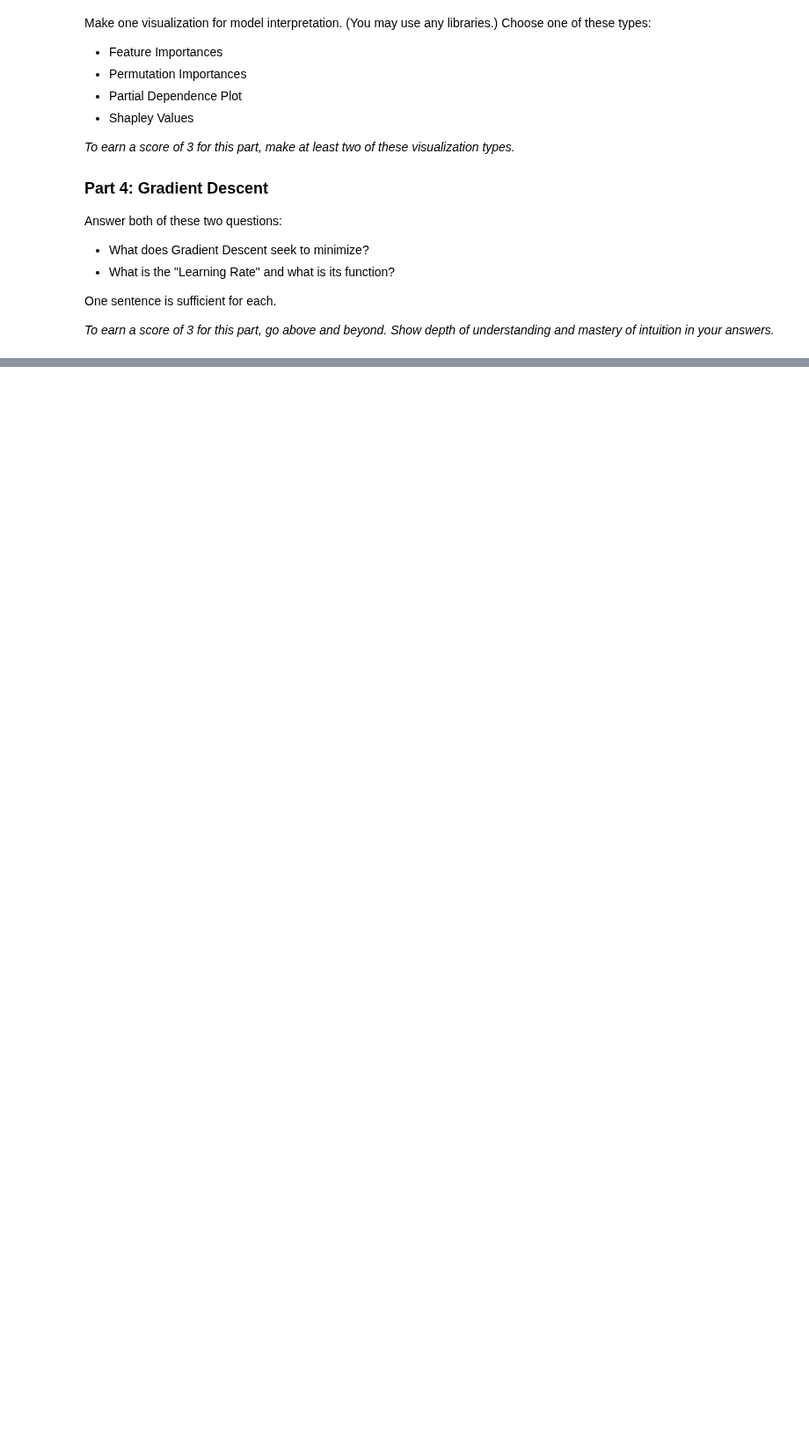
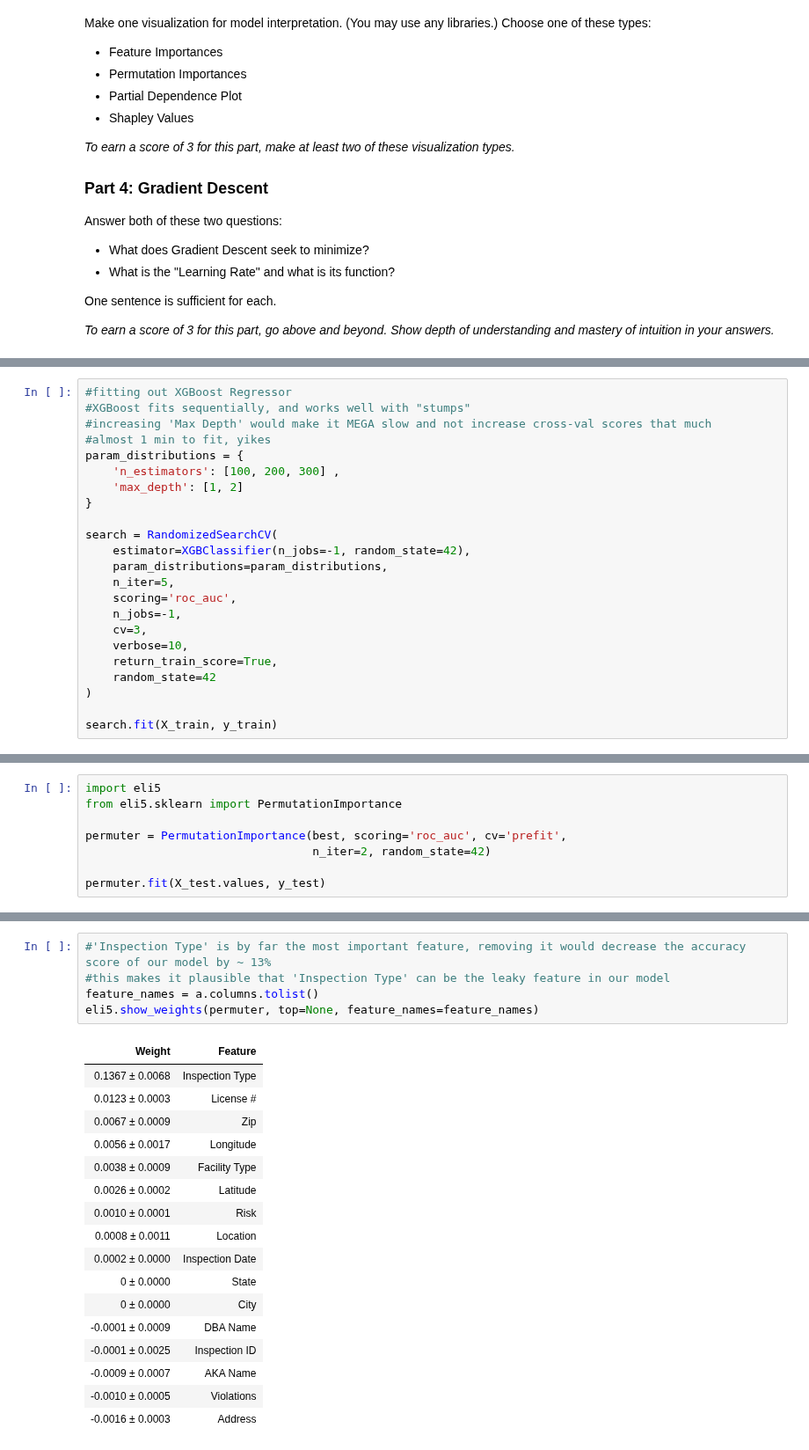
Before and after one commit to LambdaSchool/DS-Unit-2-Sprint-4-Practicing-Understanding, a Jupyter notebook: DS_Unit_2_Sprint_Challenge_4_Practicing_Understanding.ipynb, the cells around one changed output, grey strips where cells are left out. Shown at 88% size. Saved outputs shown, nothing was run; the diff lists cells and outputs as text; blank space fills up the shorter version.

Commit message:
done with a few extras, which feature is leaky?

```diff
--- a/DS_Unit_2_Sprint_Challenge_4_Practicing_Understanding.ipynb
+++ b/DS_Unit_2_Sprint_Challenge_4_Practicing_Understanding.ipynb
@@ -255,0 +201,23 @@ The learning rate, or alpha, is a positive number used to multiply the negative
+# %%
+#fitting out XGBoost Regressor
+#XGBoost fits sequentially, and works well with "stumps"
+#increasing 'Max Depth' would make it MEGA slow and not increase cross-val scores that much
+#almost 1 min to fit, yikes
+param_distributions = {
+    'n_estimators': [100, 200, 300] ,
+    'max_depth': [1, 2]
+}
+
+search = RandomizedSearchCV(
+    estimator=XGBClassifier(n_jobs=-1, random_state=42),
+    param_distributions=param_distributions,
+    n_iter=5,
+    scoring='roc_auc',
+    n_jobs=-1,
+    cv=3,
+    verbose=10,
+    return_train_score=True,
+    random_state=42
+)
+
+search.fit(X_train, y_train)
@@ -255,0 +312,8 @@ The learning rate, or alpha, is a positive number used to multiply the negative
+# %%
+import eli5
+from eli5.sklearn import PermutationImportance
+
+permuter = PermutationImportance(best, scoring='roc_auc', cv='prefit',
+                                 n_iter=2, random_state=42)
+
+permuter.fit(X_test.values, y_test)
@@ -255,0 +329,23 @@ The learning rate, or alpha, is a positive number used to multiply the negative
+# %%
+#'Inspection Type' is by far the most important feature, removing it would decrease the accuracy score of our model by ~ 13%
+#this makes it plausible that 'Inspection Type' can be the leaky feature in our model
+feature_names = a.columns.tolist()
+eli5.show_weights(permuter, top=None, feature_names=feature_names)
+# %% [output]
+| Weight | Feature |
+| 0.1367 ± 0.0068 | Inspection Type |
+| 0.0123 ± 0.0003 | License # |
+| 0.0067 ± 0.0009 | Zip |
+| 0.0056 ± 0.0017 | Longitude |
+| 0.0038 ± 0.0009 | Facility Type |
+| 0.0026 ± 0.0002 | Latitude |
+| 0.0010 ± 0.0001 | Risk |
+| 0.0008 ± 0.0011 | Location |
+| 0.0002 ± 0.0000 | Inspection Date |
+| 0 ± 0.0000 | State |
+| 0 ± 0.0000 | City |
+| -0.0001 ± 0.0009 | DBA Name |
+| -0.0001 ± 0.0025 | Inspection ID |
+| -0.0009 ± 0.0007 | AKA Name |
+| -0.0010 ± 0.0005 | Violations |
+| -0.0016 ± 0.0003 | Address |
```
Also changed, not shown: parts of 35 cells of this notebook.
